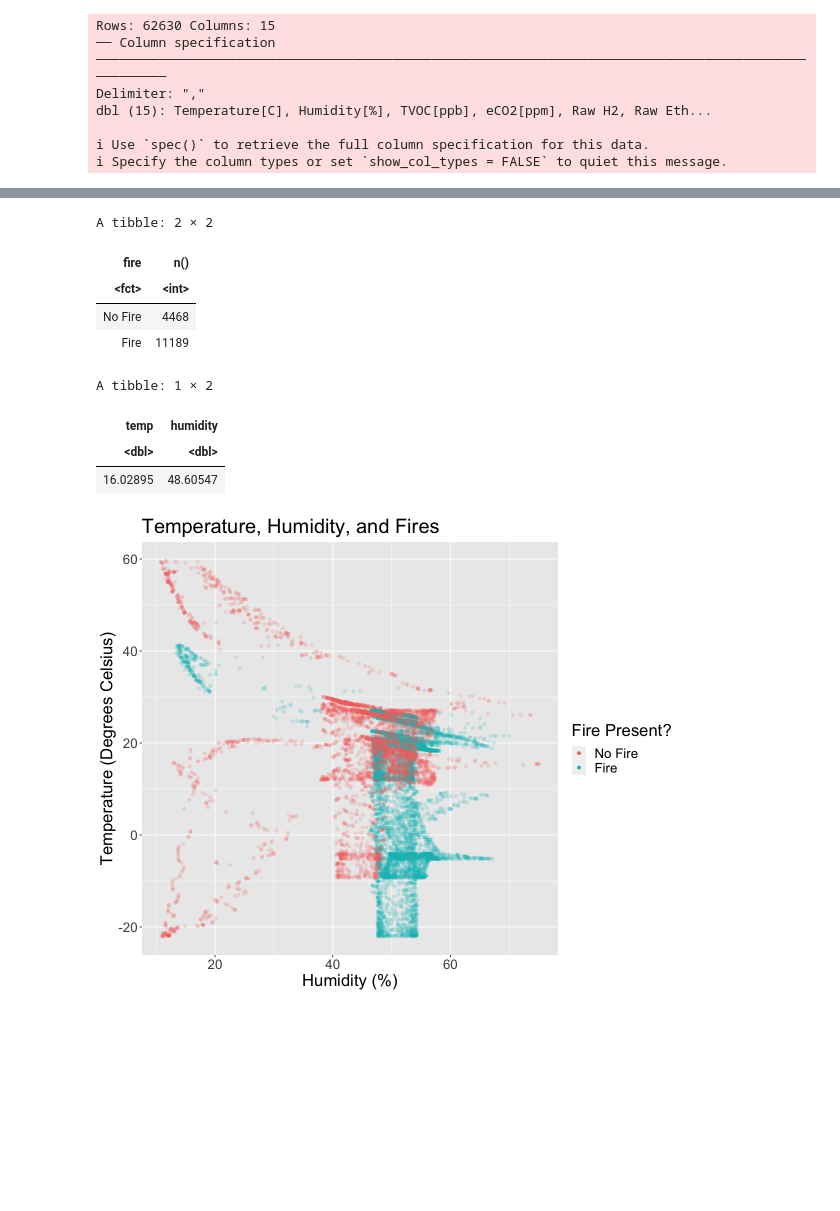
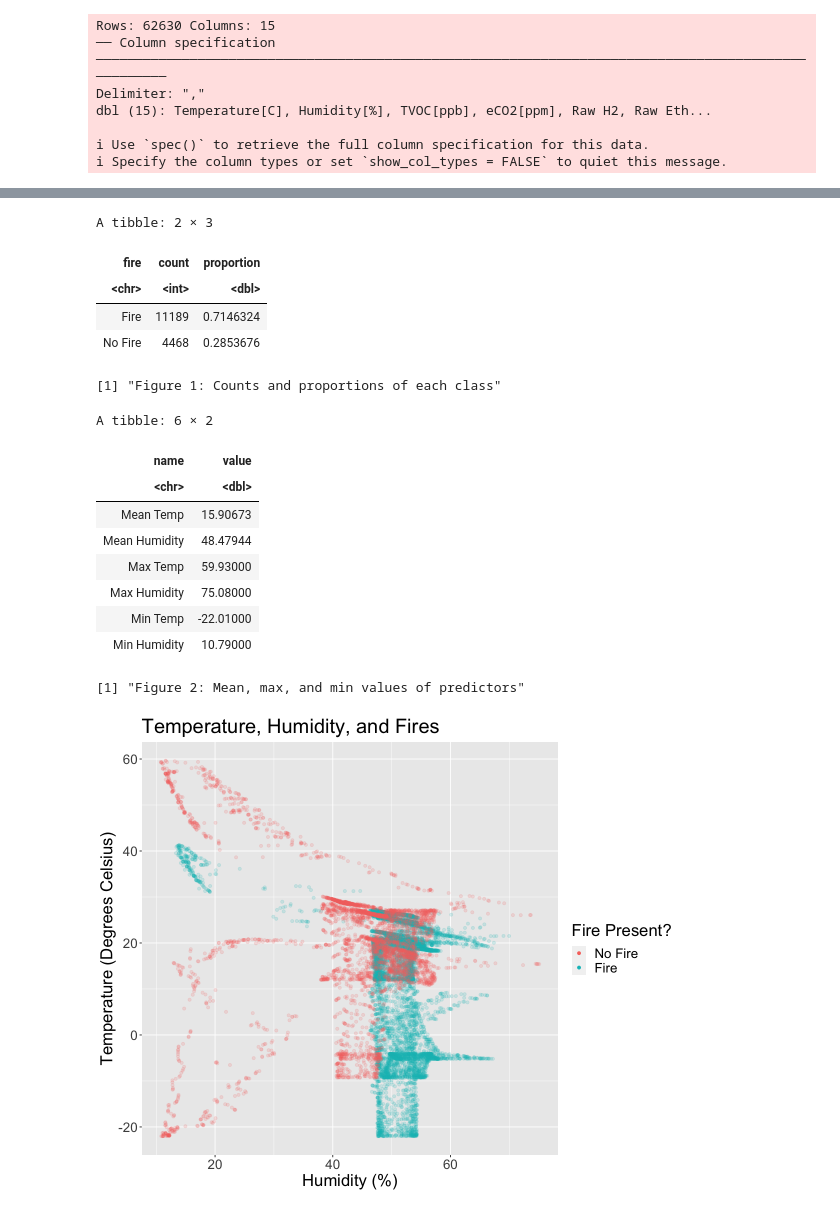
Before and after one commit to ivanlokch/dsci_100_smoke_detector, a Jupyter notebook: report.ipynb, the cells around one changed output, grey strips where cells are left out. Saved outputs shown, nothing was run; the diff lists cells and outputs as text; code cells hidden in the pictures; blank space fills up the shorter version.

```diff
--- a/report.ipynb
+++ b/report.ipynb
@@ -61,27 +74,49 @@ dbl (15): Temperature[C], Humidity[%], TVOC[ppb], eCO2[ppm], Raw H2, Raw Eth...
 # %%
 # Preliminary analysis
 
-# Counts of each class:
-fire_alarm_counts <- smoke_train |>
+# Counts/proportions of each class:
+smoke_counts <- smoke_train |>
     group_by(fire) |>
-    summarise(n())
-fire_alarm_counts
+    summarise(count = n()) |>
+    mutate(proportion = count/sum(count))
+smoke_counts
+print("Figure 1: Counts and proportions of each class") # TODO do better than this
 
 # Means of measured quantities:
-fire_alarm_means <- smoke_train |>
+smoke_mean <- smoke_train |>
     select(-fire) |>
     map_df(mean)
-fire_alarm_means
+
+smoke_max <- smoke_train |>
+    select(-fire) |>
+    map_df(max)
+
+smoke_min <- smoke_train |>
+    select(-fire) |>
+    map_df(min)
+
+smoke_summary <- cbind(smoke_mean, smoke_max, smoke_min) |>
+    pivot_longer(cols = everything())
+smoke_summary["name"] = c("Mean Temp", "Mean Humidity", "Max Temp", "Max Humidity", "Min Temp", "Min Humidity")
+smoke_summary
+print("Figure 2: Mean, max, and min values of predictors") # TODO do better than this
 # %% [output]
-A tibble: 2 × 2
+A tibble: 2 × 3
-| fire | n() |
-| <fct> | <int> |
-| No Fire | 4468 |
-| Fire | 11189 |
+| fire | count | proportion |
+| <chr> | <int> | <dbl> |
+| Fire | 11189 | 0.7146324 |
+| No Fire | 4468 | 0.2853676 |
-A tibble: 1 × 2
+[1] "Figure 1: Counts and proportions of each class"
+A tibble: 6 × 2
-| temp | humidity |
-| <dbl> | <dbl> |
-| 16.02895 | 48.60547 |
+| name | value |
+| <chr> | <dbl> |
+| Mean Temp | 15.90673 |
+| Mean Humidity | 48.47944 |
+| Max Temp | 59.93000 |
+| Max Humidity | 75.08000 |
+| Min Temp | -22.01000 |
+| Min Humidity | 10.79000 |
+[1] "Figure 2: Mean, max, and min values of predictors"
 # %%
 options(repr.plot.width = 9.75, repr.plot.height = 8)
 
```
Also changed, not shown: parts of 4 cells of this notebook.
